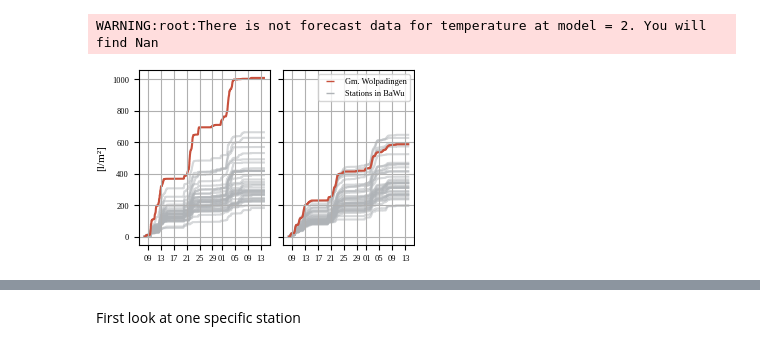
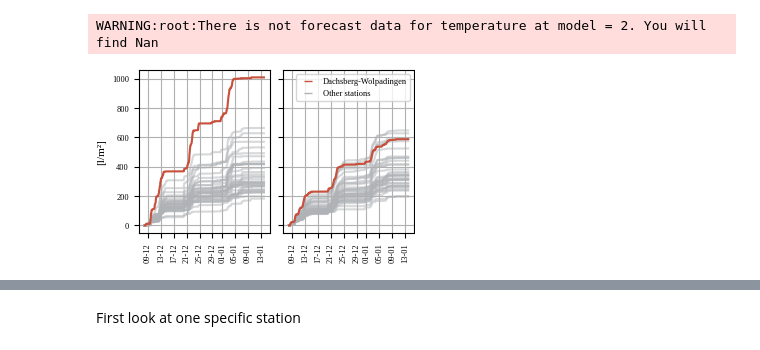
Before and after one commit to RobinU434/DataLiteracy, a Jupyter notebook: studies/13_01_24_RU_MAIN.ipynb, the cells around one changed output, grey strips where cells are left out. Cells and saved outputs as stored; diff of their text form; code cells hidden in the pictures.

Commit message:
Plots

```diff
--- a/studies/13_01_24_RU_MAIN.ipynb
+++ b/studies/13_01_24_RU_MAIN.ipynb
@@ -48,39 +48,41 @@ dataset_model_2 = DWD_Dataset(
 WARNING:root:There is not forecast data for temperature at model = 2. You will find Nan
 # %%
 import matplotlib
+
 #TODO: x label either for both axis or in center. But only one looks weird
 
 historical = dataset_model_1.get_merge()
 historical = historical.sort_values(by="time")
 fig, (ax1, ax2) = plt.subplots(ncols=2, sharey=True)
+ax1.grid(zorder=0)
+ax2.grid(zorder=0)
+
 #fig.suptitle('Accumulated Precipitation in December')
 for index, group in historical.groupby("station_id"):
 
     c = tue_plot_colors[6] if index == 5688 else tue_plot_colors[4]
     alpha_1 = 1 if index ==5688 else 0.5
-    zorder = 0 if index != 5688 else 1
+    zorder = 1 if index != 5688 else 2
     t = group["time"]
     ax1.plot(t, group["precipitation_real"].values.cumsum(), label=index, c=c, zorder=zorder, alpha = alpha_1)
     ax2.plot(t, group["precipitation_forecast"].values.cumsum(), label=index ,c=c,zorder=zorder, alpha = alpha_1)
 
 # ax.legend()
-formatter = matplotlib.dates.DateFormatter('%d')
+formatter = matplotlib.dates.DateFormatter('%d-%m')
 ax1.xaxis.set_major_formatter(formatter)
 ax2.xaxis.set_major_formatter(formatter)
-
-ax1.grid()
-ax2.grid()
-
+ax1.set_xticklabels(ax1.get_xticklabels(), rotation=90)
+ax2.set_xticklabels(ax1.get_xticklabels(), rotation=90)
 ax1.set_ylabel("[l/m²]")
 
 #Create Legend
-extreme_station = mlines.Line2D([], [], color=tue_plot_colors[6], marker='_', ls='', label='Gm. Wolpadingen')
-all_the_other_stations = mlines.Line2D([], [], color=tue_plot_colors[4], marker='_', ls='', label='Stations in BaWu')
+extreme_station = mlines.Line2D([], [], color=tue_plot_colors[6], marker='_', ls='', label='Dachsberg-Wolpadingen')
+all_the_other_stations = mlines.Line2D([], [], color=tue_plot_colors[4], marker='_', ls='', label='Other stations')
 # etc etc
 plt.legend(handles=[extreme_station, all_the_other_stations])
 plt.savefig(os.path.join(FIG_SAVE_BASE_PATH,'fig_heavy_rain_dec.pdf'))
 # %% [output]
-[figure, old version]
+[figure, new version]
 # %%
 group
 # %% [output]
```
Also changed, not shown: parts of 6 cells of this notebook.
